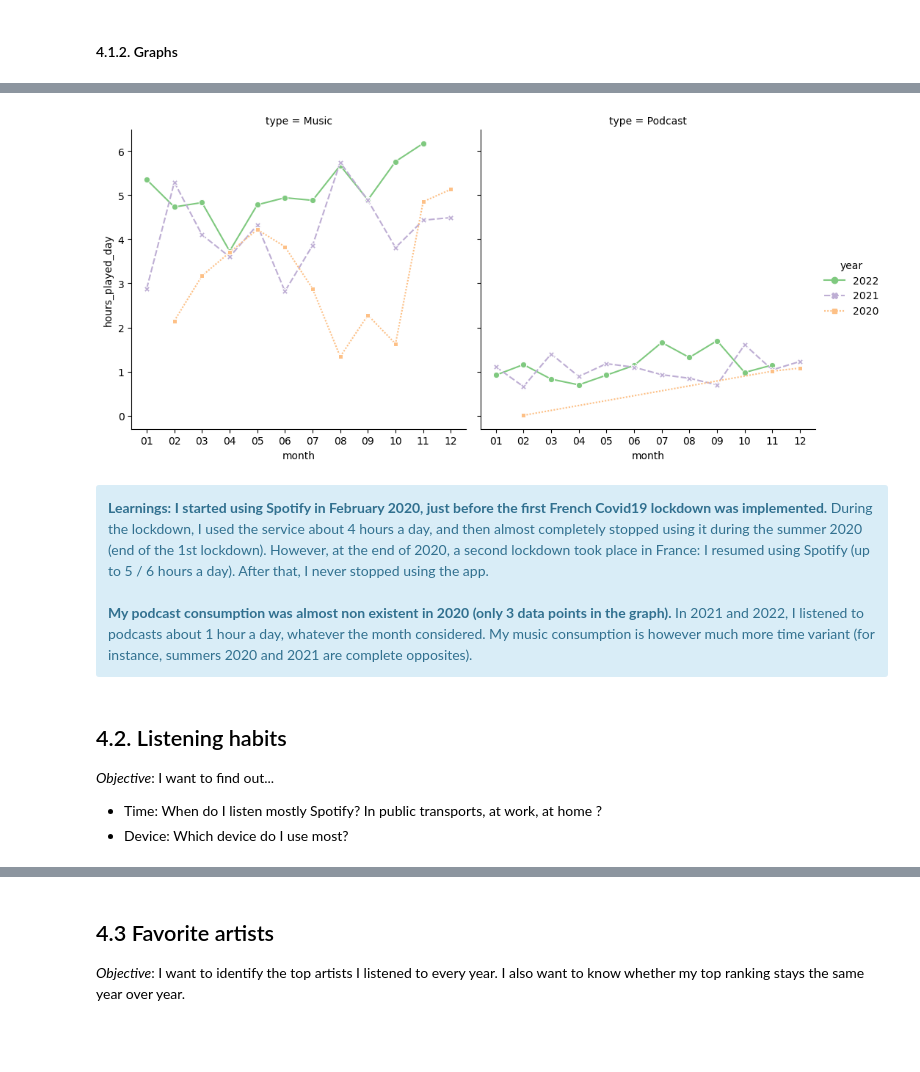
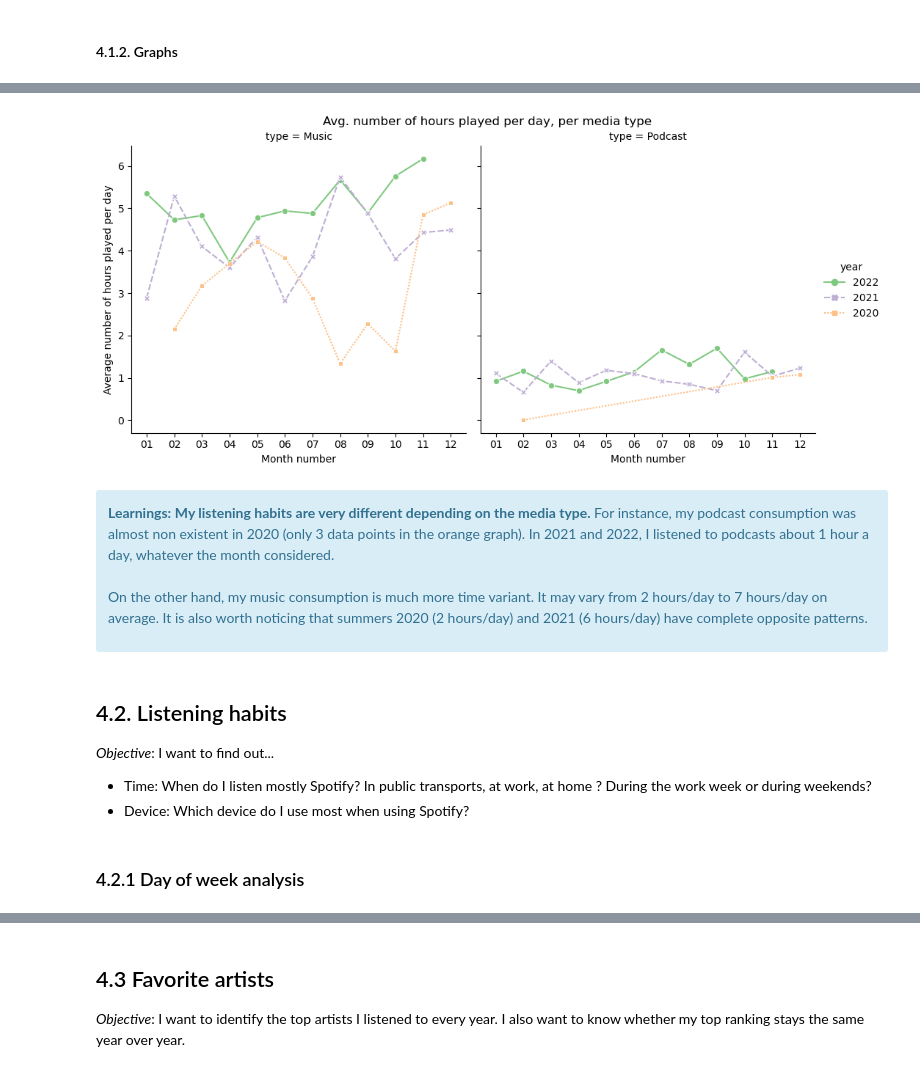
Before and after one commit to MargotMarchais/Spotify_wrapped, a Jupyter notebook: Spotify_analysis.ipynb, the cells around one changed output, grey strips where cells are left out. Drawn from its saved outputs; the diff is of its cells as text; code cells hidden in the pictures; blank space fills up the shorter version.

Commit message:
Added day of week analysis and labels to graphs

```diff
--- a/Spotify_analysis.ipynb
+++ b/Spotify_analysis.ipynb
@@ -270,31 +278,35 @@ g = sns.lineplot(data = listening_monthyear,
 # %%
 # Monthly evolution, by type of media
 listening_monthyear = \
     pd.read_sql('''
              SELECT year, month, type,
                    COUNT(*) AS nb_sessions,
                    SUM(min_played)/60 AS hours_played,
                    ROUND(SUM(min_played)/60/COUNT(DISTINCT date),2) AS hours_played_day
                FROM spotify
                WHERE type <> 'Error'
                GROUP BY 1,2,3
                ORDER BY 1 DESC, 2, 3''', cnx)
 listening_monthyear
 
-g = sns.relplot(data = listening_monthyear,
+relplt = sns.relplot(data = listening_monthyear,
                  x= 'month', y = 'hours_played_day', col = "type", kind = "line",
                  hue = 'year', palette = 'Accent', style = 'year', markers = True)
+relplt.set_xlabels("Month number", clear_inner=False)
+relplt.set_ylabels("Average number of hours played per day", clear_inner=False)
+relplt.fig.suptitle('Avg. number of hours played per day, per media type')
+relplt.fig.subplots_adjust(top=.9) # adjust the position of the global title
 # %% [output]
-[figure, old version]
+[figure, new version]
 # %% [markdown]
 <div class="alert alert-block alert-info">
-<b>Learnings:</b> <b>I started using Spotify in February 2020, just before the first French Covid19 lockdown was implemented.</b> During the lockdown, I used the service about 4 hours a day, and then almost completely stopped using it during the summer 2020 (end of the 1st lockdown). However, at the end of 2020, a second lockdown took place in France: I resumed using Spotify (up to 5 / 6 hours a day). After that, I never stopped using the app.
-<br><br>
-    <b>My podcast consumption was almost non existent in 2020 (only 3 data points in the graph).</b> In 2021 and 2022, I listened to podcasts about 1 hour a day, whatever the month considered. My music consumption is however much more time variant (for instance, summers 2020 and 2021 are complete opposites).
+    <b>Learnings:</b> <b> My listening habits are very different depending on the media type. </b> For instance, my podcast consumption was almost non existent in 2020 (only 3 data points in the orange graph). In 2021 and 2022, I listened to podcasts about 1 hour a day, whatever the month considered.
+
+<br> On the other hand, my music consumption is much more time variant. It may vary from 2 hours/day to 7 hours/day on average. It is also worth noticing that summers 2020 (2 hours/day) and 2021 (6 hours/day) have complete opposite patterns.
 <br>
 # %% [markdown]
 ## 4.2. Listening habits
 
 *Objective*: I want to find out...
-* Time: When do I listen mostly Spotify? In public transports, at work, at home ?
-* Device: Which device do I use most?
+* Time: When do I listen mostly Spotify? In public transports, at work, at home ? During the work week or during weekends?
+* Device: Which device do I use most when using Spotify?
@@ -305,0 +313,2 @@ sns.countplot(
+# %% [markdown]
+### 4.2.1 Day of week analysis
```
Also changed, not shown: parts of 43 cells of this notebook.
